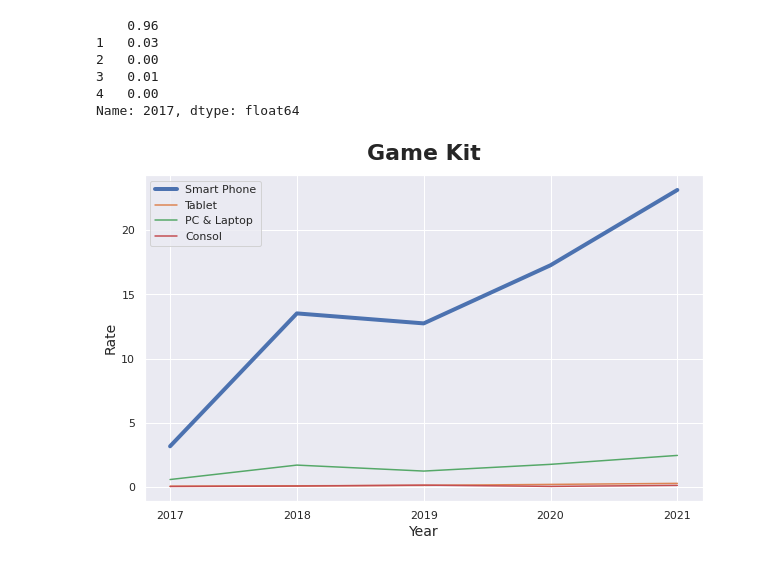
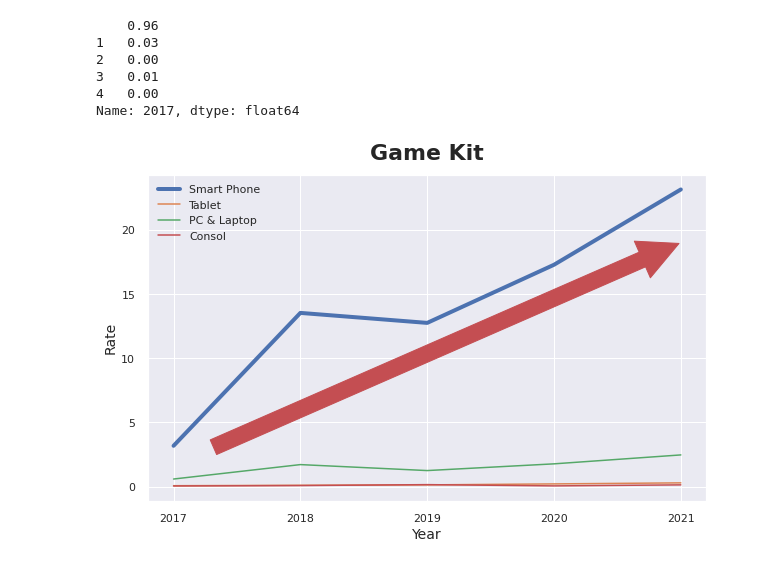
Before and after one commit to leeyeonjun85/AIB_Section_1_Project, a Jupyter notebook: Data_Analysis.ipynb, the cells around one changed output. Cells and saved outputs as stored; diff of their text form; code cells hidden in the pictures.

```diff
--- a/Data_Analysis.ipynb
+++ b/Data_Analysis.ipynb
@@ -69,0 +71,10 @@ pd.options.display.float_format = '{:.2f}'.format      # 소수점 둘째자리
+# %%
+# 경로 설정
+# 기본 디렉토리 경로지정
+path_base = '/content/drive/Shareddrives/coding/AIB17/Section1/AIB_section1_project/'
+
+# 데이터 디렉토리 경로지정
+path_data = path_base + 'data/'
+
+# 결과 디렉토리 경로지정
+path_results = path_base + 'results/'
@@ -85,5 +98,14 @@ pd.options.display.float_format = '{:.2f}'.format      # 소수점 둘째자리
 
 # # Colab 의 한글 폰트 설정
 # plt.rc('font', family='NanumBarunGothic')
+# %%
+plt.style.use('seaborn')
+# plt.style.use('default')
+# sns.set(font_scale=1)
+
+# pandas loat format 설정
+# pd.options.display.float_format = None                  # float 포멧 초기화
+pd.options.display.float_format = '{:.2f}'.format      # 소수점 둘째자리까지 표시
+# pd.options.display.float_format = '{:,.2f}'.format      # 천단위 콤마찍고, 소수점 둘째자리까지 표시
 # %% [markdown]
 # VGCartz
@@ -2726,34 +2743,39 @@ mp_p['2017'].value_counts(normalize=True).sort_index()
 4   0.00
 Name: 2017, dtype: float64
 # %%
-fig, ax1 = plt.subplots(figsize=(10, 6))
+fig, ax = plt.subplots(figsize=(10, 6))
 
 smart_phone = []
 tablet = []
 PC_laptop = []
 consol = []
 
 for year in mp_p.columns[1:]:
   smart_phone.append(mp_p[year].value_counts(normalize=True).sort_index()['1']*100)
   tablet.append(mp_p[year].value_counts(normalize=True).sort_index()['2']*100)
   PC_laptop.append(mp_p[year].value_counts(normalize=True).sort_index()['3']*100)
   consol.append(mp_p[year].value_counts(normalize=True).sort_index()['4']*100)
 
-ax1.plot(mp_p.columns[1:], smart_phone, label='Smart Phone', lw=4)
-ax1.plot(mp_p.columns[1:], tablet, label='Tablet')
-ax1.plot(mp_p.columns[1:], PC_laptop, label='PC & Laptop')
-ax1.plot(mp_p.columns[1:], consol, label='Consol')
+ax.plot(mp_p.columns[1:], smart_phone, label='Smart Phone', lw=4)
+ax.plot(mp_p.columns[1:], tablet, label='Tablet')
+ax.plot(mp_p.columns[1:], PC_laptop, label='PC & Laptop')
+ax.plot(mp_p.columns[1:], consol, label='Consol')
+
+arrow = mpatches.FancyArrowPatch((0.3, 3), (4, 19),
+                                 mutation_scale=80,
+                                 color="r")
+ax.add_patch(arrow)
 
 ## 그래프 설정
 plt.title('Game Kit', fontsize=22, fontweight = 'bold', pad=15)
 
 plt.xlabel('Year', fontsize=14)
 plt.ylabel('Rate', fontsize=14)
 
-ax1.legend()
+ax.legend()
 plt.show()
 
 file_name = '05_game_kit.png'
-fig.savefig(results_path + file_name, dpi=150, facecolor='#eeeeee')
+fig.savefig(path_results + file_name, dpi=150, facecolor='#eeeeee')
 # %% [output]
-[figure, old version]
+[figure, new version]
```
Also changed, not shown: parts of 41 cells of this notebook, 35 other files.
